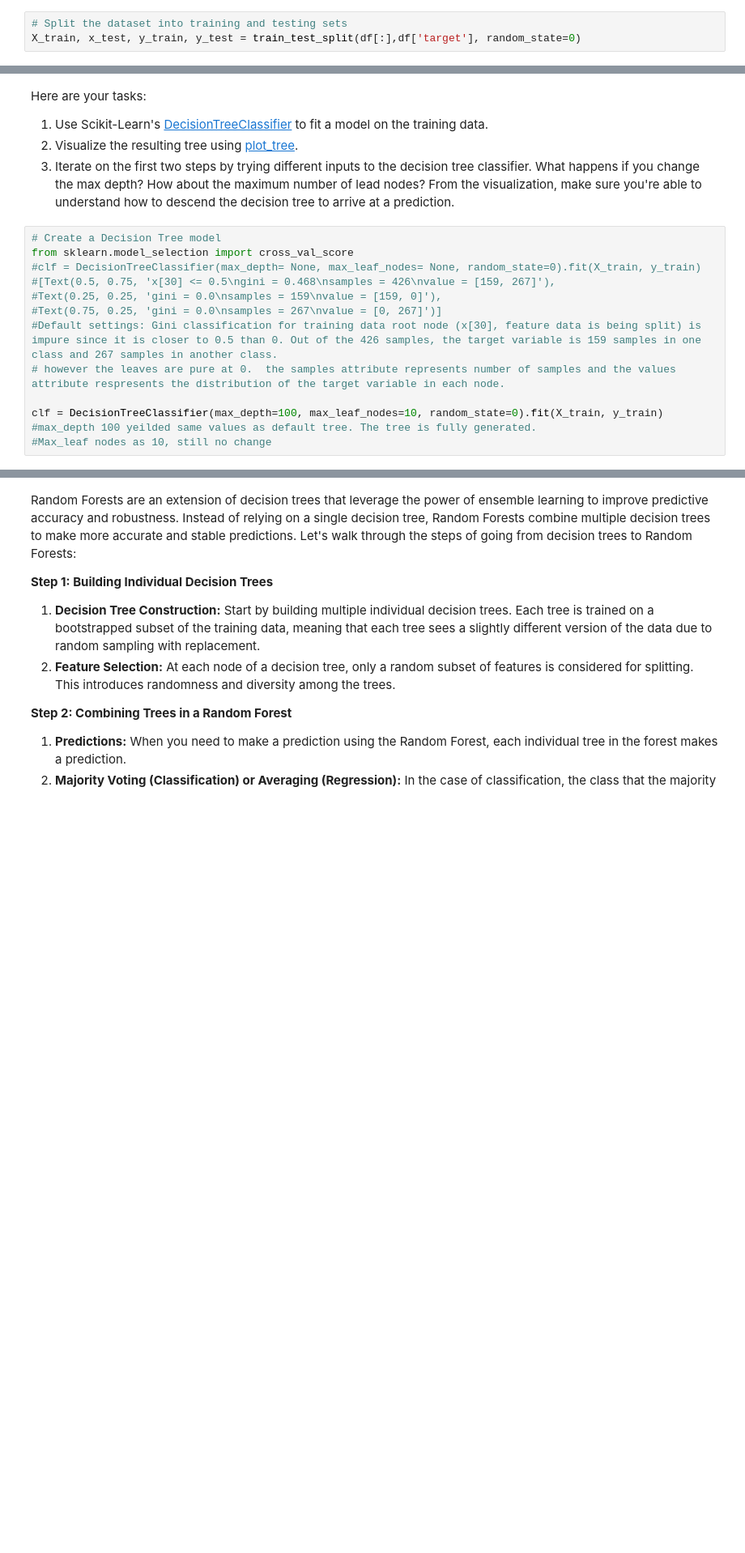
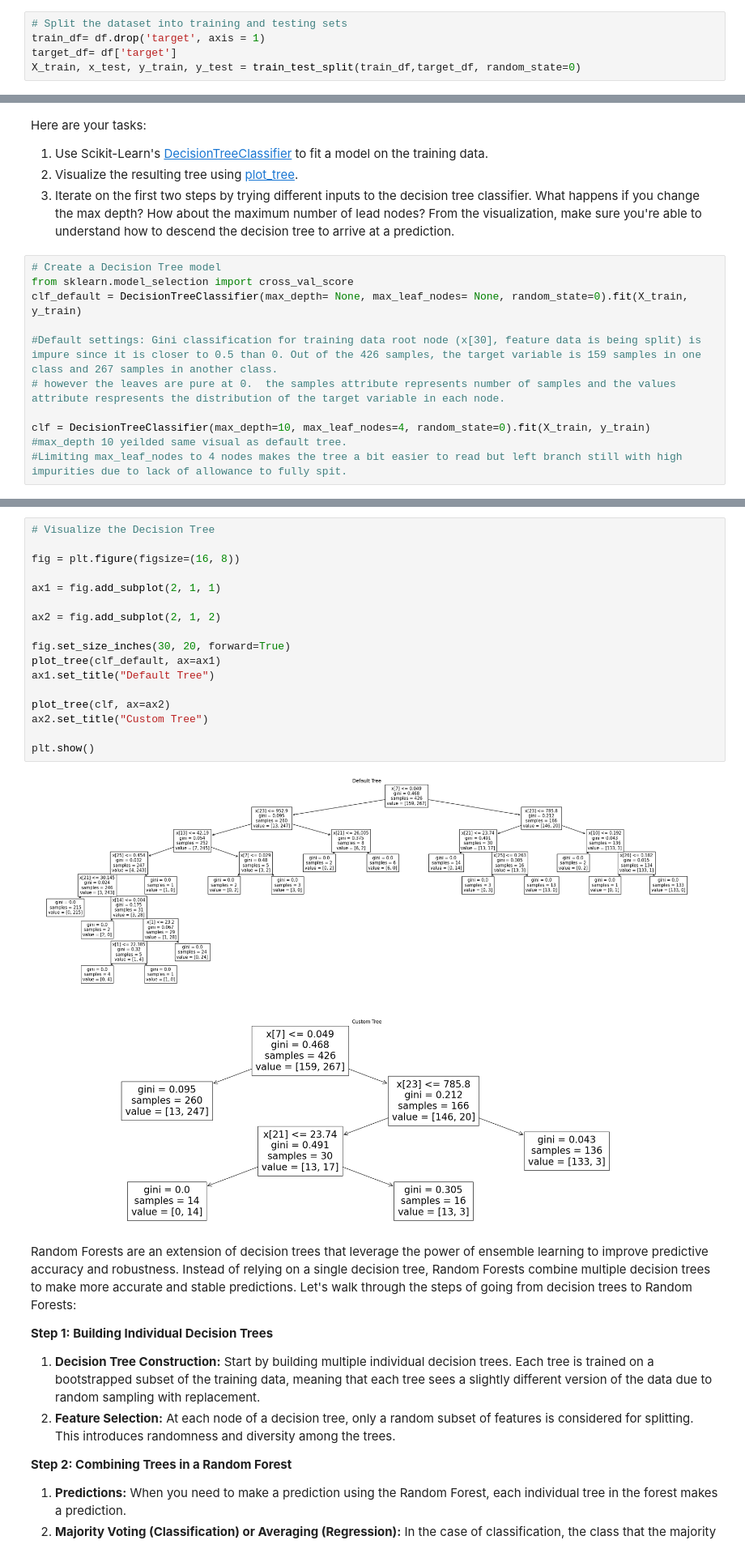
Before and after one commit to LeahLou622/UCSD_ML, a Jupyter notebook: Student_MLE_MiniProject_Trees_and_Forests.ipynb, the cells around one changed output, grey strips where cells are left out. Shown at 81% size. Cells and saved outputs as stored; diff of their text form; blank space fills up the shorter version.

```diff
--- a/Student_MLE_MiniProject_Trees_and_Forests.ipynb
+++ b/Student_MLE_MiniProject_Trees_and_Forests.ipynb
@@ -48,7 +48,9 @@ df=pd.DataFrame(data.data, columns=data.feature_names)
 df['target']=data.target
 # %%
 # Split the dataset into training and testing sets
-X_train, x_test, y_train, y_test = train_test_split(df[:],df['target'], random_state=0)
+train_df= df.drop('target', axis = 1)
+target_df= df['target']
+X_train, x_test, y_train, y_test = train_test_split(train_df,target_df, random_state=0)
 # %%
 # Display first 5 rows
 print(df.head())
@@ -111,13 +113,11 @@ Here are your tasks:
 # %%
 # Create a Decision Tree model
 from sklearn.model_selection import cross_val_score
-#clf = DecisionTreeClassifier(max_depth= None, max_leaf_nodes= None, random_state=0).fit(X_train, y_train)
-#[Text(0.5, 0.75, 'x[30] <= 0.5\ngini = 0.468\nsamples = 426\nvalue = [159, 267]'),
-#Text(0.25, 0.25, 'gini = 0.0\nsamples = 159\nvalue = [159, 0]'),
-#Text(0.75, 0.25, 'gini = 0.0\nsamples = 267\nvalue = [0, 267]')]
+clf_default = DecisionTreeClassifier(max_depth= None, max_leaf_nodes= None, random_state=0).fit(X_train, y_train)
+
 #Default settings: Gini classification for training data root node (x[30], feature data is being split) is impure since it is closer to 0.5 than 0. Out of the 426 samples, the target variable is 159 samples in one class and 267 samples in another class.
 # however the leaves are pure at 0.  the samples attribute represents number of samples and the values attribute respresents the distribution of the target variable in each node.
 
-clf = DecisionTreeClassifier(max_depth=100, max_leaf_nodes=10, random_state=0).fit(X_train, y_train)
-#max_depth 100 yeilded same values as default tree. The tree is fully generated.
-#Max_leaf nodes as 10, still no change
+clf = DecisionTreeClassifier(max_depth=10, max_leaf_nodes=4, random_state=0).fit(X_train, y_train)
+#max_depth 10 yeilded same visual as default tree.
+#Limiting max_leaf_nodes to 4 nodes makes the tree a bit easier to read but left branch still with high impurities due to lack of allowance to fully spit.
@@ -132,3 +124,22 @@ plot_tree(clf)
+# %%
+# Visualize the Decision Tree
+
+fig = plt.figure(figsize=(16, 8))
+
+ax1 = fig.add_subplot(2, 1, 1)
+
+ax2 = fig.add_subplot(2, 1, 2)
+
+fig.set_size_inches(30, 20, forward=True)
+plot_tree(clf_default, ax=ax1)
+ax1.set_title("Default Tree")
+
+plot_tree(clf, ax=ax2)
+ax2.set_title("Custom Tree")
+
+plt.show()
+# %% [output]
+[figure, added]
 # %% [markdown]
 Random Forests are an extension of decision trees that leverage the power of ensemble learning to improve predictive accuracy and robustness. Instead of relying on a single decision tree, Random Forests combine multiple decision trees to make more accurate and stable predictions. Let's walk through the steps of going from decision trees to Random Forests:
 
```
Also changed, not shown: parts of 4 cells of this notebook.
